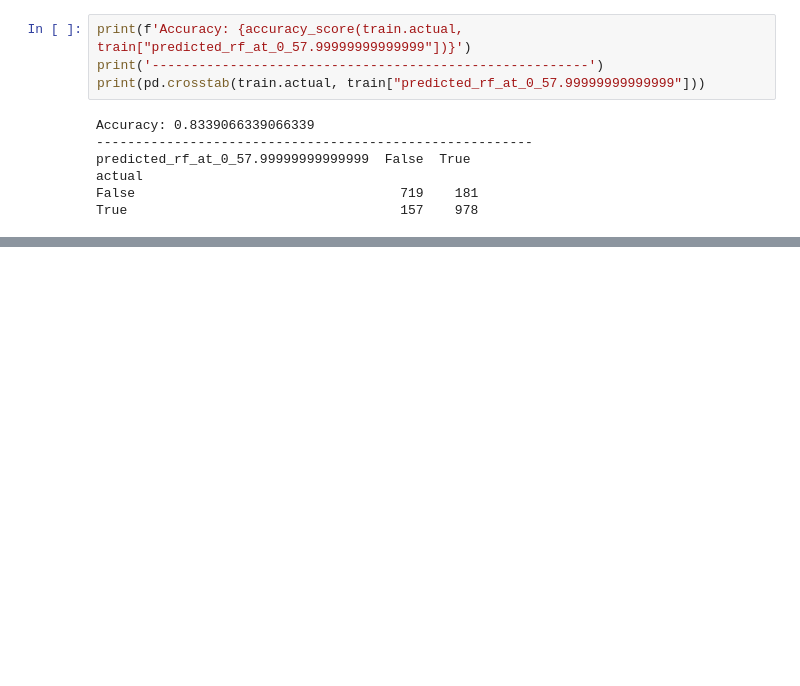
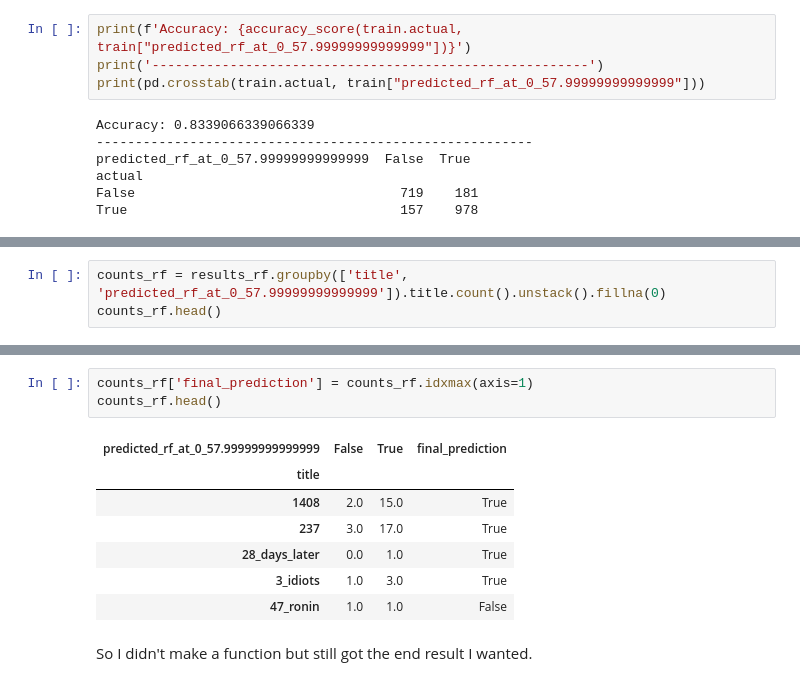
Before and after one commit to matthewzapata/twitter-trigger-warnings, a Jupyter notebook: trigger_warnings.ipynb, the cells around one changed output, grey strips where cells are left out. Cells and saved outputs as stored; diff of their text form; blank space fills up the shorter version.

Commit message:
Find final predictions and compare to actual Next evaluate on test set.

```diff
--- a/trigger_warnings.ipynb
+++ b/trigger_warnings.ipynb
@@ -2014,0 +2038,3 @@ True                                   157    978
+# %%
+counts_rf = results_rf.groupby(['title', 'predicted_rf_at_0_57.99999999999999']).title.count().unstack().fillna(0)
+counts_rf.head()
@@ -2014,0 +2049,13 @@ True                                   157    978
+# %%
+counts_rf['final_prediction'] = counts_rf.idxmax(axis=1)
+counts_rf.head()
+# %% [output]
+| predicted_rf_at_0_57.99999999999999 | False | True | final_prediction |
+| title |  |  |  |
+| 1408 | 2.0 | 15.0 | True |
+| 237 | 3.0 | 17.0 | True |
+| 28_days_later | 0.0 | 1.0 | True |
+| 3_idiots | 1.0 | 3.0 | True |
+| 47_ronin | 1.0 | 1.0 | False |
+# %% [markdown]
+So I didn't make a function but still got the end result I wanted.
```
Also changed, not shown: parts of 9 cells of this notebook.
